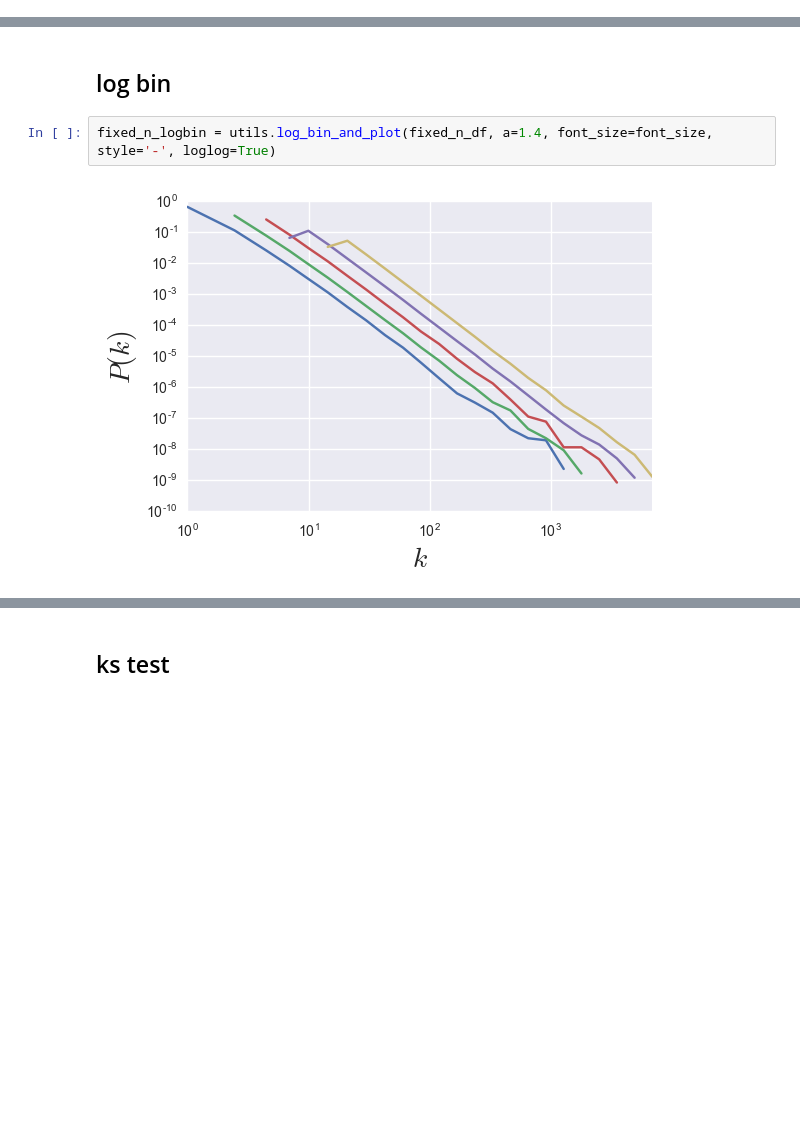
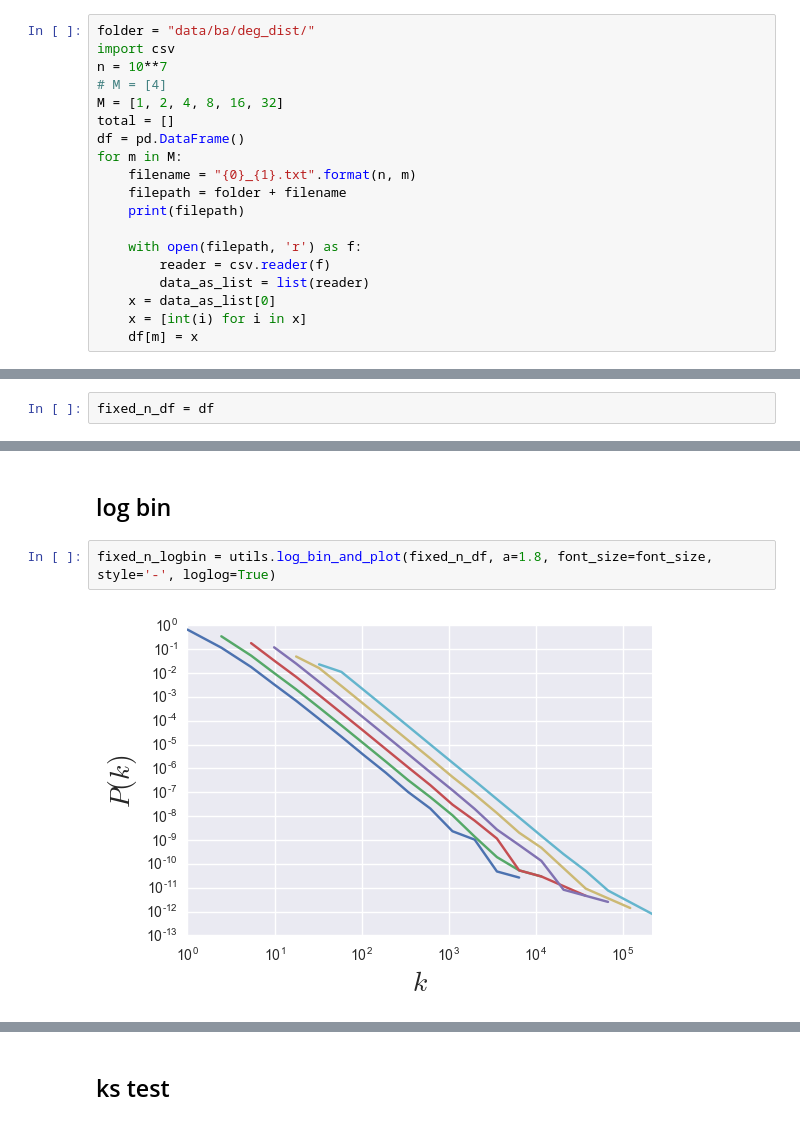
Before and after one commit to lingxz/networks, a Jupyter notebook: preferential-attachment.ipynb, the cells around one changed output, grey strips where cells are left out. Saved outputs shown, nothing was run; the diff lists cells and outputs as text; blank space fills up the shorter version.

```diff
--- a/preferential-attachment.ipynb
+++ b/preferential-attachment.ipynb
@@ -105,0 +131,19 @@ fixed_n_df.columns = fixed_n_df.columns.astype(int)
+# %%
+folder = "data/ba/deg_dist/"
+import csv
+n = 10**7
+# M = [4]
+M = [1, 2, 4, 8, 16, 32]
+total = []
+df = pd.DataFrame()
+for m in M:
+    filename = "{0}_{1}.txt".format(n, m)
+    filepath = folder + filename
+    print(filepath)
+
+    with open(filepath, 'r') as f:
+        reader = csv.reader(f)
+        data_as_list = list(reader)
+    x = data_as_list[0]
+    x = [int(i) for i in x]
+    df[m] = x
@@ -106,3 +157,5 @@ fixed_n_df.columns = fixed_n_df.columns.astype(int)
+# %%
+fixed_n_df = df
 # %%
 fixed_n_degrees = utils.value_counts_and_plot(fixed_n_df)
 ax = plt.gca()
@@ -131,9 +173,9 @@ pd.DataFrame(a, index=ks).plot(logy=True, ax=ax, ylim=(1e-9, 1), xlim=(0, 3000),
 # %% [markdown]
 ## log bin
 # %%
-fixed_n_logbin = utils.log_bin_and_plot(fixed_n_df, a=1.4, font_size=font_size, style='-', loglog=True)
+fixed_n_logbin = utils.log_bin_and_plot(fixed_n_df, a=1.8, font_size=font_size, style='-', loglog=True)
 # %% [output]
-[figure, old version]
+[figure, new version]
 # %%
 # plot numerical results
 utils.log_bin_and_plot(fixed_n_df, a=1.4, font_size=font_size, style='-', loglog=True, label='__nolegend__')
```
Also changed, not shown: parts of 24 cells of this notebook, 6 other files.
